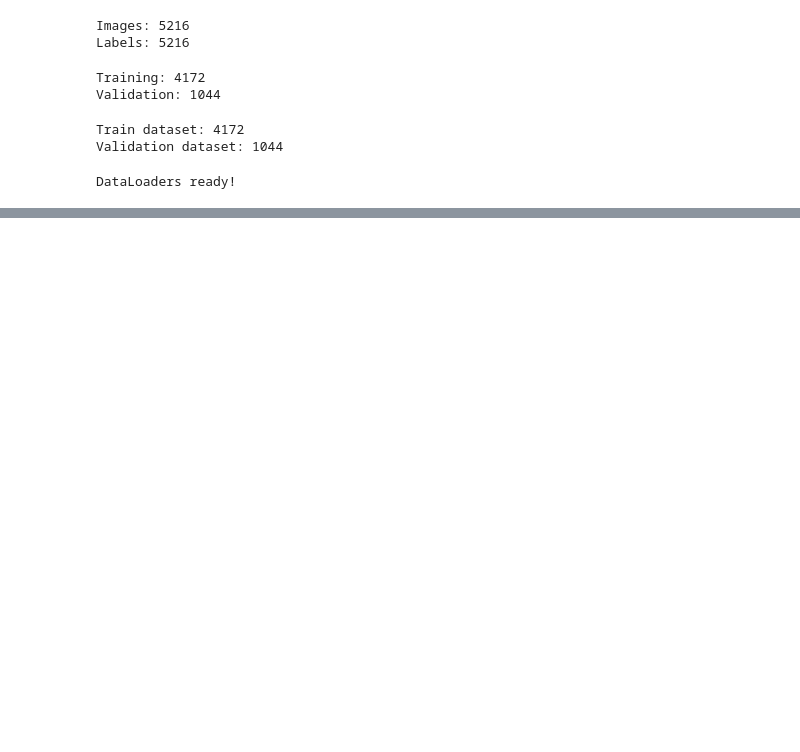
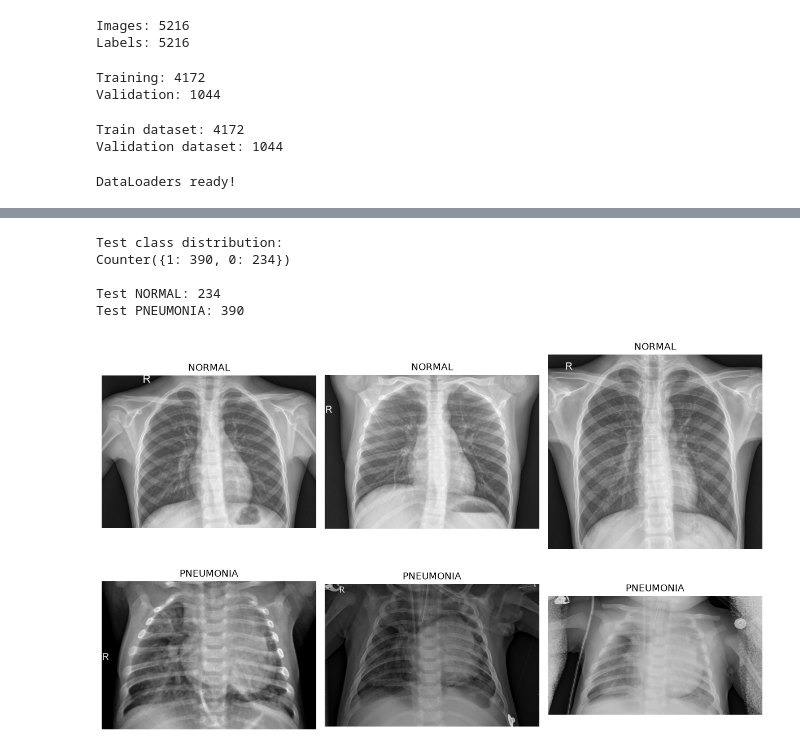
Before and after one commit to anubhavsingh23906-code/chest-xray-ai, a Jupyter notebook: Untitled.ipynb, the cells around one changed output, grey strips where cells are left out. Cells and saved outputs as stored; diff of their text form; code cells hidden in the pictures; blank space fills up the shorter version.

Commit message:
Day 3: CNN training and test evaluation

```diff
--- a/Untitled.ipynb
+++ b/Untitled.ipynb
@@ -373,0 +758,15 @@ DataLoaders ready!
+# %%
+test_dir = Path("data/raw/chest_xray/chest_xray/test")
+
+test_normal = list((test_dir / "NORMAL").glob("*.jpeg"))
+test_pneumonia = list((test_dir / "PNEUMONIA").glob("*.jpeg"))
+
+test_paths = test_normal + test_pneumonia
+
+test_labels = (
+    [0] * len(test_normal) +
+    [1] * len(test_pneumonia)
+)
+
+print("Test images:", len(test_paths))
+print("Test labels:", len(test_labels))
@@ -373,0 +881,37 @@ DataLoaders ready!
+# %%
+from collections import Counter
+from PIL import Image
+
+print("Test class distribution:")
+print(Counter(test_labels))
+
+print("\nTest NORMAL:", len(test_normal))
+print("Test PNEUMONIA:", len(test_pneumonia))
+# %% [output]
+Test class distribution:
+Counter({1: 390, 0: 234})
+
+Test NORMAL: 234
+Test PNEUMONIA: 390
+# %%
+import matplotlib.pyplot as plt
+from PIL import Image
+
+fig, axes = plt.subplots(2, 3, figsize=(12, 8))
+
+for i in range(3):
+    img = Image.open(test_normal[i])
+    axes[0, i].imshow(img, cmap="gray")
+    axes[0, i].set_title("NORMAL")
+    axes[0, i].axis("off")
+
+for i in range(3):
+    img = Image.open(test_pneumonia[i])
+    axes[1, i].imshow(img, cmap="gray")
+    axes[1, i].set_title("PNEUMONIA")
+    axes[1, i].axis("off")
+
+plt.tight_layout()
+plt.show()
+# %% [output]
+[figure, added]
```
Also changed, not shown: parts of 31 cells of this notebook.
